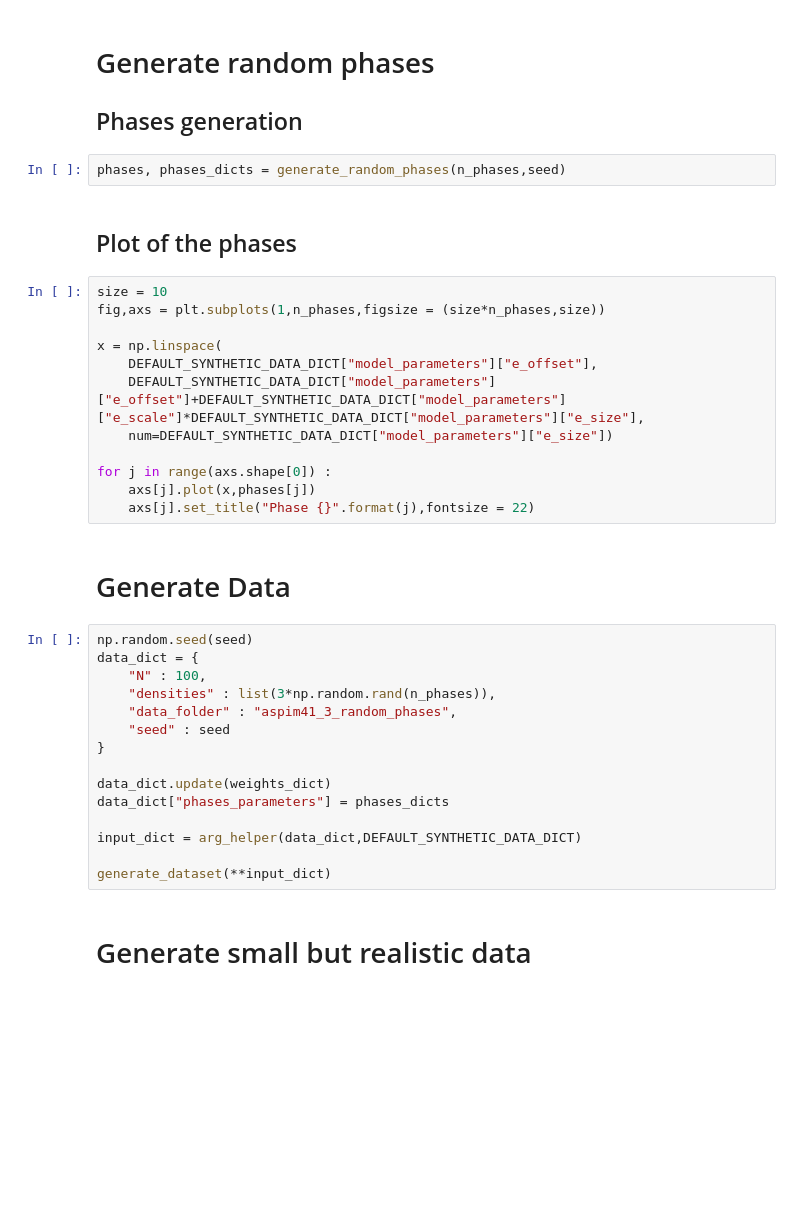
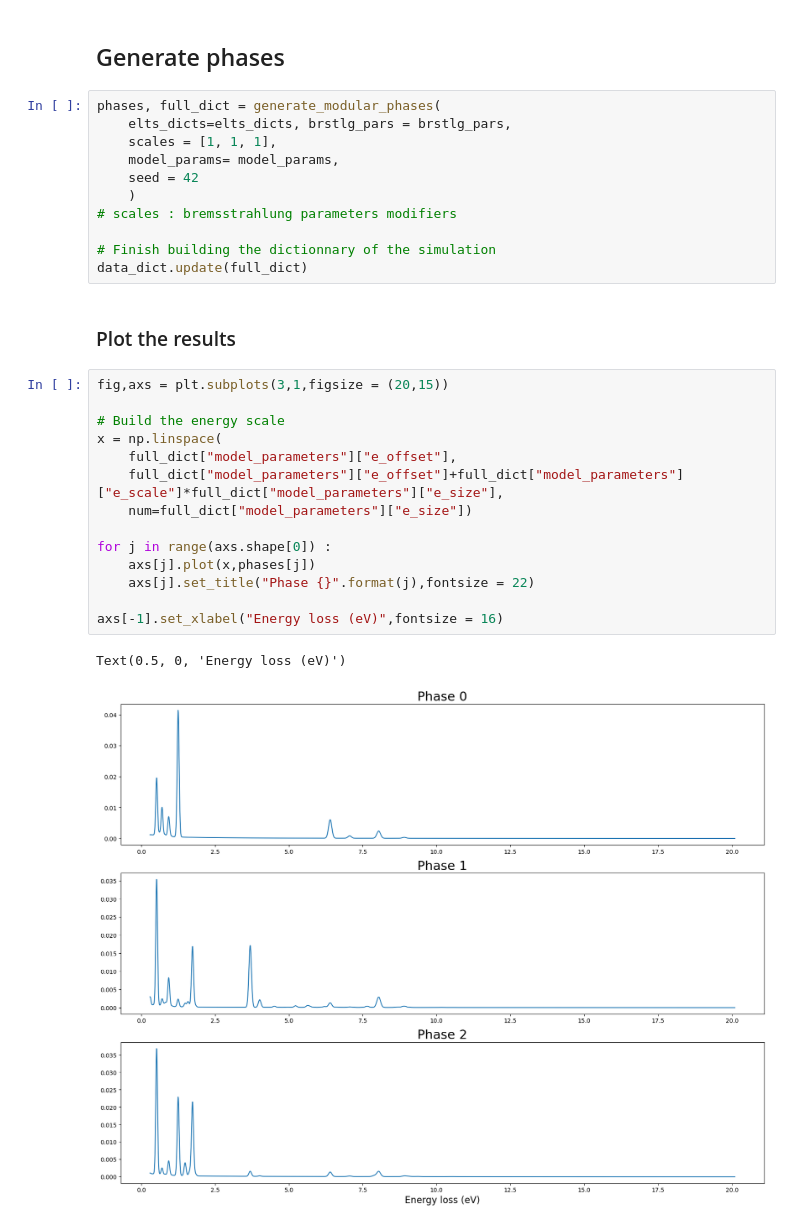
Before and after one commit to adriente/espm, a Jupyter notebook: notebooks/generate_data.ipynb, the cells around one changed output. Cells and saved outputs as stored; diff of their text form; blank space fills up the shorter version.

```diff
--- a/notebooks/generate_data.ipynb
+++ b/notebooks/generate_data.ipynb
@@ -41,38 +117,32 @@ cbar_ax.tick_params(labelsize=22)
 # %% [markdown]
-# Generate random phases
-## Phases generation
+## Generate phases
-# %%
-phases, phases_dicts = generate_random_phases(n_phases,seed)
+# %%
+phases, full_dict = generate_modular_phases(
+    elts_dicts=elts_dicts, brstlg_pars = brstlg_pars,
+    scales = [1, 1, 1],
+    model_params= model_params,
+    seed = 42
+    )
+# scales : bremsstrahlung parameters modifiers
+
+# Finish building the dictionnary of the simulation
+data_dict.update(full_dict)
 # %% [markdown]
-## Plot of the phases
+### Plot the results
 # %%
-size = 10
-fig,axs = plt.subplots(1,n_phases,figsize = (size*n_phases,size))
+fig,axs = plt.subplots(3,1,figsize = (20,15))
 
+# Build the energy scale
 x = np.linspace(
-    DEFAULT_SYNTHETIC_DATA_DICT["model_parameters"]["e_offset"],
-    DEFAULT_SYNTHETIC_DATA_DICT["model_parameters"]["e_offset"]+DEFAULT_SYNTHETIC_DATA_DICT["model_parameters"]["e_scale"]*DEFAULT_SYNTHETIC_DATA_DICT["model_parameters"]["e_size"],
-    num=DEFAULT_SYNTHETIC_DATA_DICT["model_parameters"]["e_size"])
+    full_dict["model_parameters"]["e_offset"],
+    full_dict["model_parameters"]["e_offset"]+full_dict["model_parameters"]["e_scale"]*full_dict["model_parameters"]["e_size"],
+    num=full_dict["model_parameters"]["e_size"])
 
 for j in range(axs.shape[0]) :
     axs[j].plot(x,phases[j])
     axs[j].set_title("Phase {}".format(j),fontsize = 22)
+
+axs[-1].set_xlabel("Energy loss (eV)",fontsize = 16)
+# %% [output]
+Text(0.5, 0, 'Energy loss (eV)')
+[figure, added]
-# %% [markdown]
-# Generate Data
-# %%
-np.random.seed(seed)
-data_dict = {
-    "N" : 100,
-    "densities" : list(3*np.random.rand(n_phases)),
-    "data_folder" : "aspim41_3_random_phases",
-    "seed" : seed
-}
-
-data_dict.update(weights_dict)
-data_dict["phases_parameters"] = phases_dicts
-
-input_dict = arg_helper(data_dict,DEFAULT_SYNTHETIC_DATA_DICT)
-
-generate_dataset(**input_dict)
-# %% [markdown]
-# Generate small but realistic data
```
Also changed, not shown: parts of 13 cells of this notebook, 4 other files.
